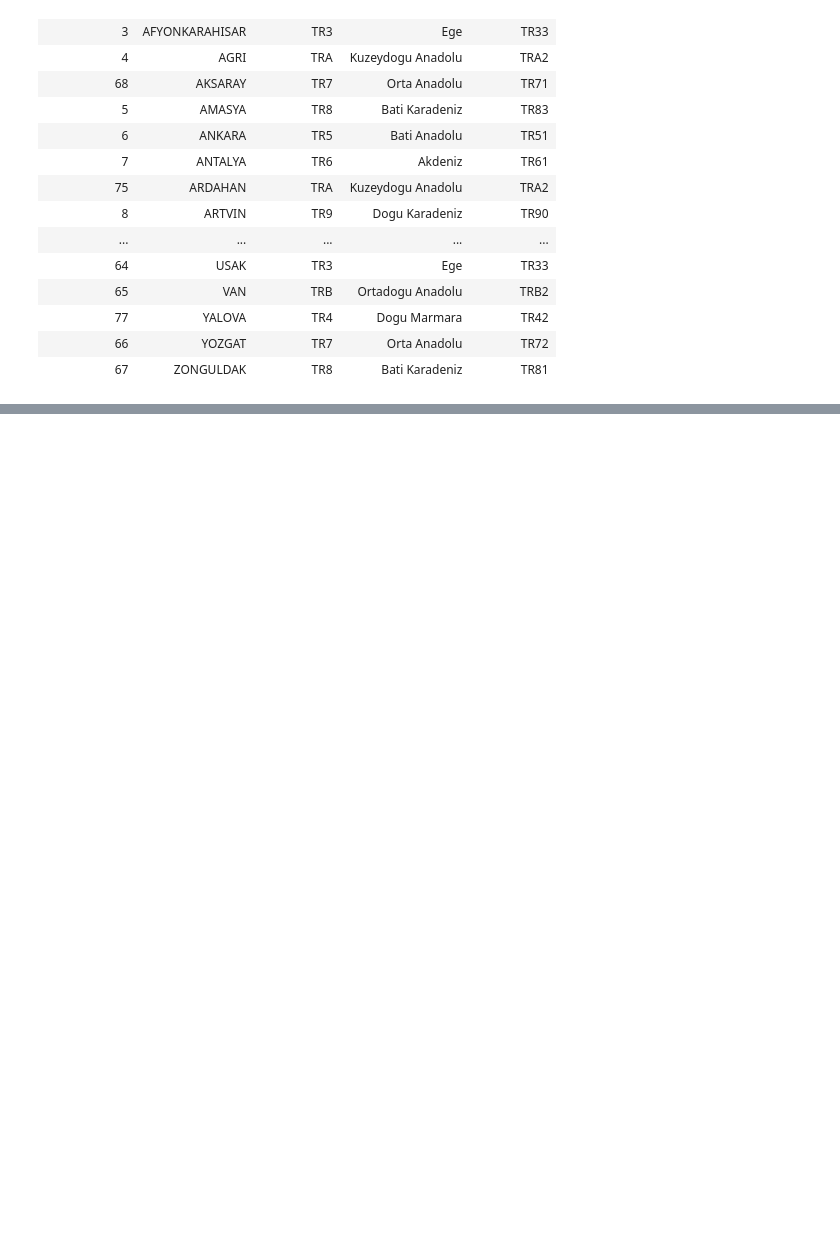
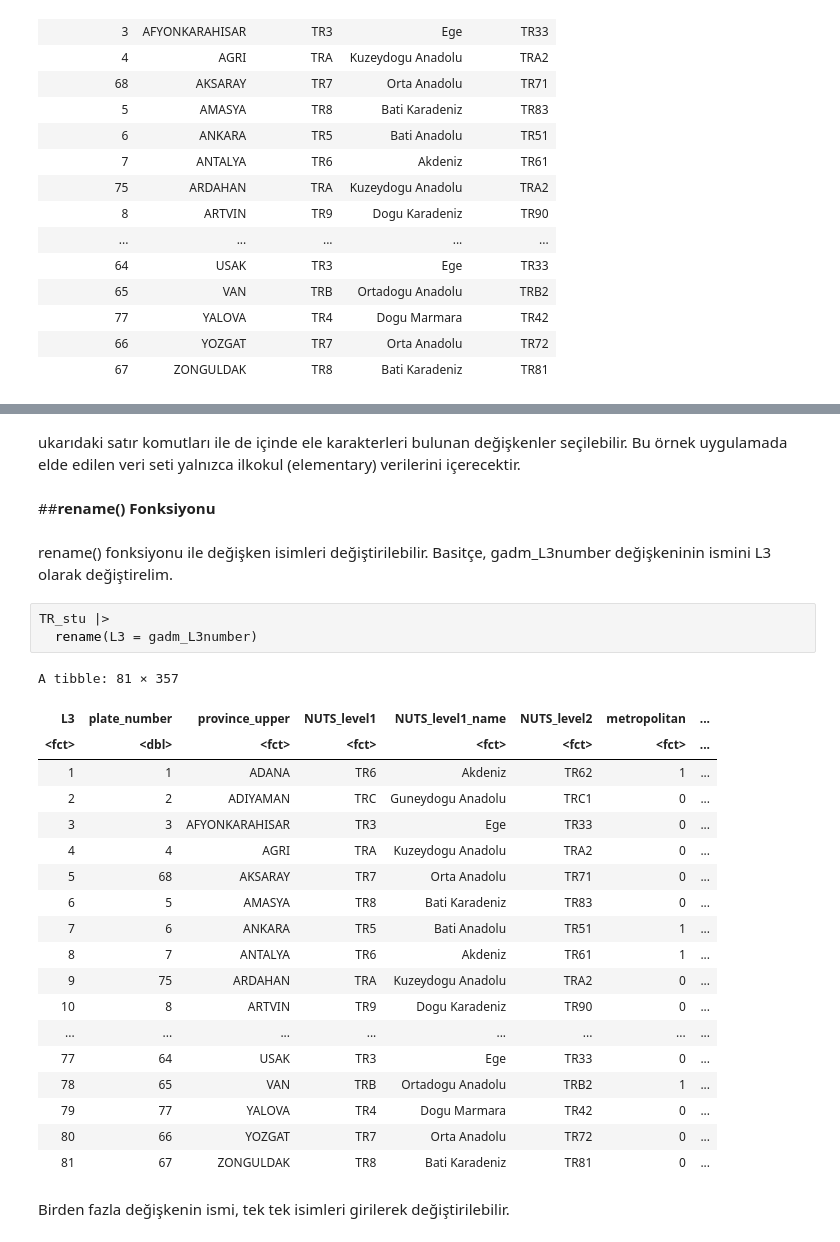
Before and after one commit to azem46/R_Colab_Handbook, a Jupyter notebook: R_Ders_11_Fonksiyonlar_2.ipynb, the cells around one changed output, grey strips where cells are left out. Cells and saved outputs as stored; diff of their text form; blank space fills up the shorter version.

```diff
--- a/R_Ders_11_Fonksiyonlar_2.ipynb
+++ b/R_Ders_11_Fonksiyonlar_2.ipynb
@@ -387,0 +517,31 @@ A tibble: 81 × 5
+# %% [markdown]
+ukarıdaki satır komutları ile de içinde ele karakterleri bulunan değişkenler seçilebilir. Bu örnek uygulamada elde edilen veri seti yalnızca ilkokul (elementary) verilerini içerecektir.
+# %% [markdown]
+##**rename() Fonksiyonu**
+# %% [markdown]
+rename() fonksiyonu ile değişken isimleri değiştirilebilir. Basitçe, gadm_L3number değişkeninin ismini L3 olarak değiştirelim.
+# %%
+TR_stu |>
+  rename(L3 = gadm_L3number)
+# %% [output]
+A tibble: 81 × 357
+| L3 | plate_number | province_upper | NUTS_level1 | NUTS_level1_name | NUTS_level2 | metropolitan | ... |
+| <fct> | <dbl> | <fct> | <fct> | <fct> | <fct> | <fct> | ... |
+| 1 | 1 | ADANA | TR6 | Akdeniz | TR62 | 1 | ... |
+| 2 | 2 | ADIYAMAN | TRC | Guneydogu Anadolu | TRC1 | 0 | ... |
+| 3 | 3 | AFYONKARAHISAR | TR3 | Ege | TR33 | 0 | ... |
+| 4 | 4 | AGRI | TRA | Kuzeydogu Anadolu | TRA2 | 0 | ... |
+| 5 | 68 | AKSARAY | TR7 | Orta Anadolu | TR71 | 0 | ... |
+| 6 | 5 | AMASYA | TR8 | Bati Karadeniz | TR83 | 0 | ... |
+| 7 | 6 | ANKARA | TR5 | Bati Anadolu | TR51 | 1 | ... |
+| 8 | 7 | ANTALYA | TR6 | Akdeniz | TR61 | 1 | ... |
+| 9 | 75 | ARDAHAN | TRA | Kuzeydogu Anadolu | TRA2 | 0 | ... |
+| 10 | 8 | ARTVIN | TR9 | Dogu Karadeniz | TR90 | 0 | ... |
+| ... | ... | ... | ... | ... | ... | ... | ... |
+| 77 | 64 | USAK | TR3 | Ege | TR33 | 0 | ... |
+| 78 | 65 | VAN | TRB | Ortadogu Anadolu | TRB2 | 1 | ... |
+| 79 | 77 | YALOVA | TR4 | Dogu Marmara | TR42 | 0 | ... |
+| 80 | 66 | YOZGAT | TR7 | Orta Anadolu | TR72 | 0 | ... |
+| 81 | 67 | ZONGULDAK | TR8 | Bati Karadeniz | TR81 | 0 | ... |
+# %% [markdown]
+Birden fazla değişkenin ismi, tek tek isimleri girilerek değiştirilebilir.
```
Also changed, not shown: parts of 70 cells of this notebook.
